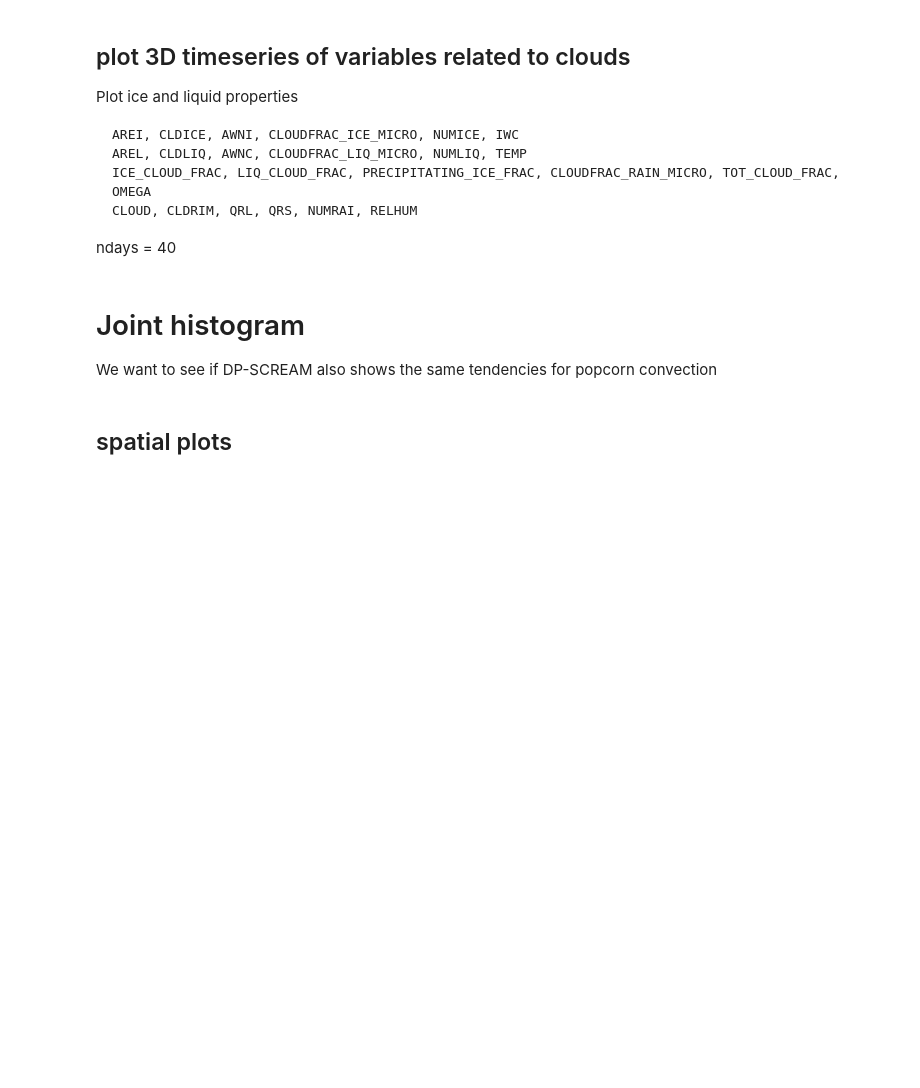
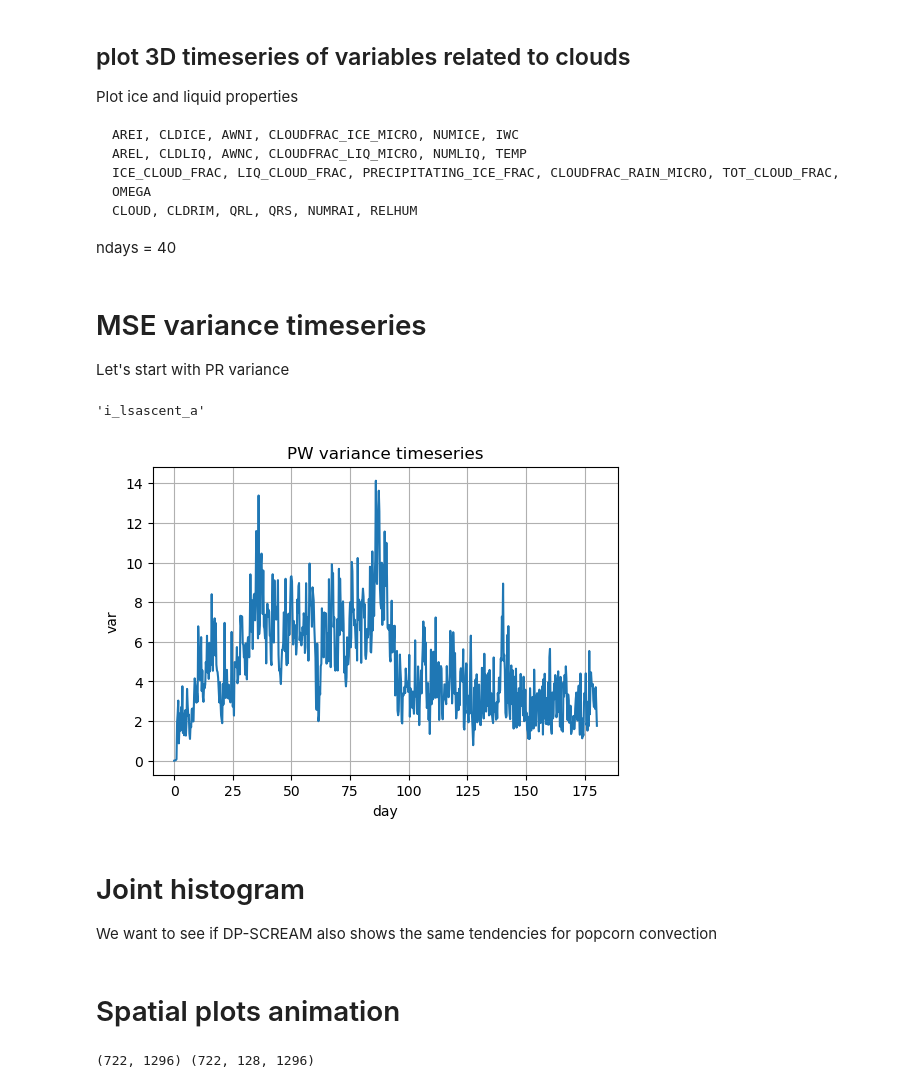
Before and after one commit to smturbev/scmlib, a Jupyter notebook: DP_diagnostics/notebooks/timeseries.ipynb, the cells around one changed output. Drawn from its saved outputs; the diff is of its cells as text; code cells hidden in the pictures; blank space fills up the shorter version.

```diff
--- a/DP_diagnostics/notebooks/timeseries.ipynb
+++ b/DP_diagnostics/notebooks/timeseries.ipynb
@@ -333,6 +370,30 @@ if onerun and plotw:
           title="max in column")
     ax.grid(True)
     plt.show()
+# %% [markdown]
+# MSE variance timeseries
+
+Let's start with PR variance
+# %%
+run = runs[-1]
+run
+# %% [output]
+'i_lsascent_a'
+# %%
+# if onerun:
+ds = xr.open_dataset(run_dir+"scream_dp_RCE_SMALL_3km_{}.eam.h0.2000-01-01-00000.nc".format(run,run)).TMQ
+ds_anom = ds - ds.mean(axis=1)
+ds_anom_var = ds_anom.var(axis=1)
+# %%
+fig, ax = plt.subplots(1,1,figsize=(6,4))
+ax.plot(np.arange(0,len(ds_anom_var)/4,0.25), ds_anom_var)
+ax.grid()
+ax.set(title="PW variance timeseries", ylabel="var", xlabel="day")
+plt.savefig("plots/TMQ_var_sst.png", dpi=120)
+plt.show()
+# Values upto 80 for warmed sst with clear organized convection
+# %% [output]
+[figure, added]
 # %% [markdown]
 # Joint histogram
 
@@ -415,4 +476,4 @@ if plot_jhist:
                         dpi=140)
             plt.show()
 # %% [markdown]
-## spatial plots
+# Spatial plots animation
@@ -419 +484,17 @@ if plot_jhist:
+# %%
+if onerun & animate:
+    ds = xr.open_dataset(run_dir+"scream_dp_RCE_SMALL_3km_{}.eam.h0.2000-01-01-00000.nc".format(run))
+    # olr = ds.FLUT
+    # prl = ds.PRECL*3600*1000
+    # iwp = ds.TGCLDIWP*1000
+    # lwp = ds.TGCLDLWP*1000
+    iwc = ds.CLDICE*1000
+    # pw = ds.TMQ
+    x = ds.crm_grid_x
+    y = ds.crm_grid_y
+    # print(olr.shape, pw.shape)
+    print(x.shape, iwc.shape)
+    del ds
+# %% [output]
+(722, 1296) (722, 128, 1296)
 # %%
```
Also changed, not shown: parts of 12 cells of this notebook, 8 other files.
